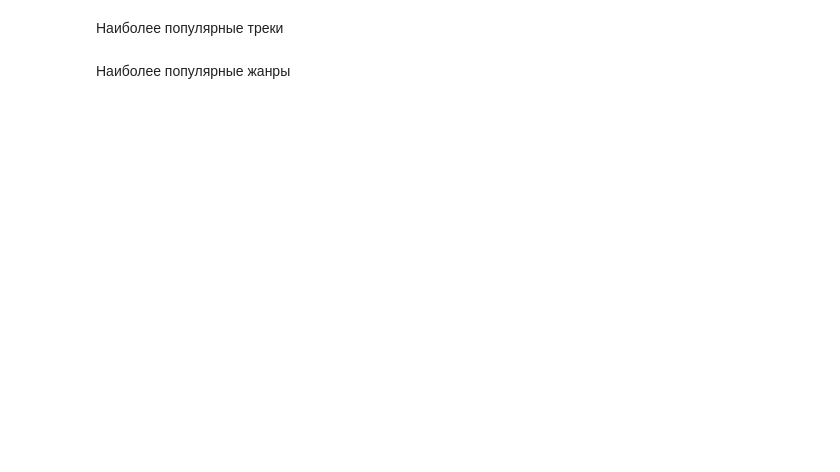
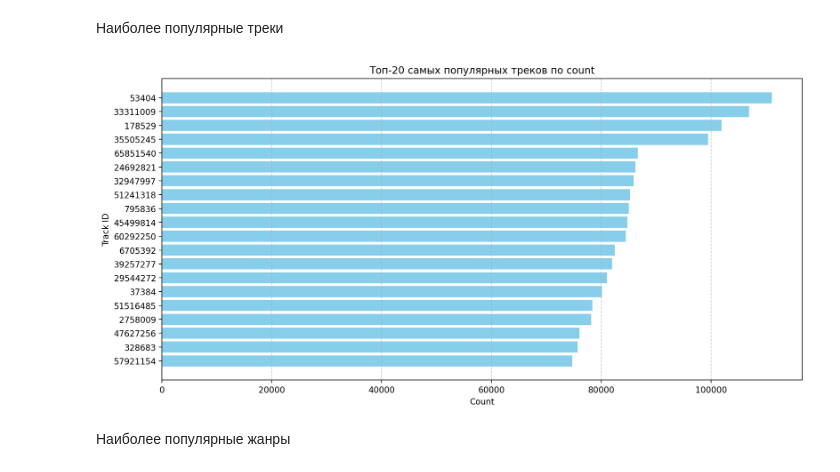
Before and after one commit to ArmJav/mle-recsys-project, a Jupyter notebook: recommendations.ipynb, the cells around one changed output. Saved outputs shown, nothing was run; the diff lists cells and outputs as text; code cells hidden in the pictures; blank space fills up the shorter version.

```diff
--- a/recommendations.ipynb
+++ b/recommendations.ipynb
@@ -81,4 +115,19 @@ array([1000004, 1000005, 1000007, 1000009, 1000011, 1000013, 1000014,
 # %% [markdown]
 Наиболее популярные треки
+# %%
+top_n = 20
+top_tracks = interactions_track_count.sort_values(by=['count'], ascending=False).head(top_n)
+# Строим график
+plt.figure(figsize=(12, 6))
+plt.barh(top_tracks['track_id'].astype(str), top_tracks['count'], color='skyblue')
+plt.xlabel('Count')
+plt.ylabel('Track ID')
+plt.title(f'Топ-{top_n} самых популярных треков по count')
+plt.gca().invert_yaxis()  # Самый популярный сверху
+plt.grid(True, axis='x', linestyle='--', alpha=0.7)
+plt.tight_layout()
+plt.show()
+# %% [output]
+[figure, added]
 # %% [markdown]
 Наиболее популярные жанры
```
Also changed, not shown: parts of 85 cells of this notebook, 1 other file.
